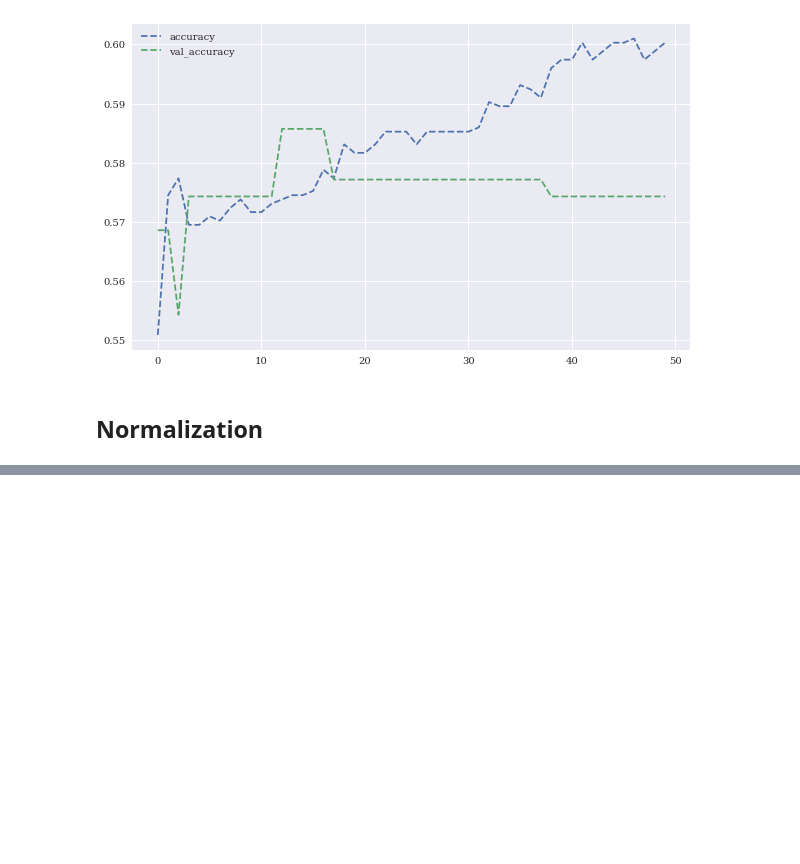
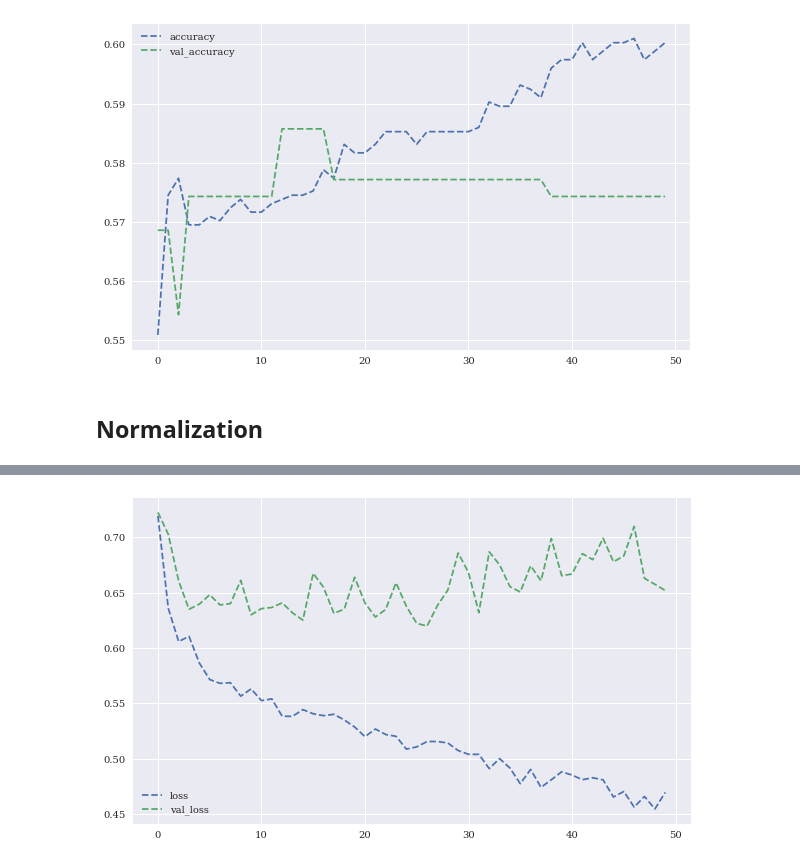
Before and after one commit to michaelsyao/AI_in_Finance, a Jupyter notebook: 07_dense_networks.ipynb, the cells around one changed output, grey strips where cells are left out. Saved outputs shown, nothing was run; the diff lists cells and outputs as text; code cells hidden in the pictures; blank space fills up the shorter version.

```diff
--- a/07_dense_networks.ipynb
+++ b/07_dense_networks.ipynb
@@ -315,0 +379,19 @@ model = create_model(hl=2, hu=128)
+# %%
+def create_model(hl=1, hu=128, dropout=True, rate=0.3,
+                 optimizer=optimizer):
+    model = Sequential()
+    model.add(Dense(hu, input_dim=len(cols),
+                    activation='relu'))
+    if dropout:
+        model.add(Dropout(rate, seed=100))
+    for _ in range(hl):
+        model.add(Dense(hu, activation='relu'))
+        if dropout:
+            model.add(Dropout(rate, seed=100))
+    model.add(Dense(1, activation='sigmoid'))
+    model.compile(loss='binary_crossentropy', optimizer=optimizer,
+                 metrics=['accuracy'])
+    return model
+# %%
+set_seeds()
+model = create_model(hl=1, hu=128, rate=0.3)
@@ -315,0 +420,6 @@ model = create_model(hl=2, hu=128)
+# %%
+%%time
+h = model.fit(train_[cols], train['d'],
+          epochs=50, verbose=False,
+          validation_split=0.15, shuffle=False,
+          class_weight=cw(train))
@@ -315,0 +439,6 @@ model = create_model(hl=2, hu=128)
+# %%
+res = pd.DataFrame(h.history)
+# %%
+res[['loss','val_loss']].plot(figsize=(10,6),style='--');
+# %% [output]
+[figure, added]
```
Also changed, not shown: parts of 47 cells of this notebook.
